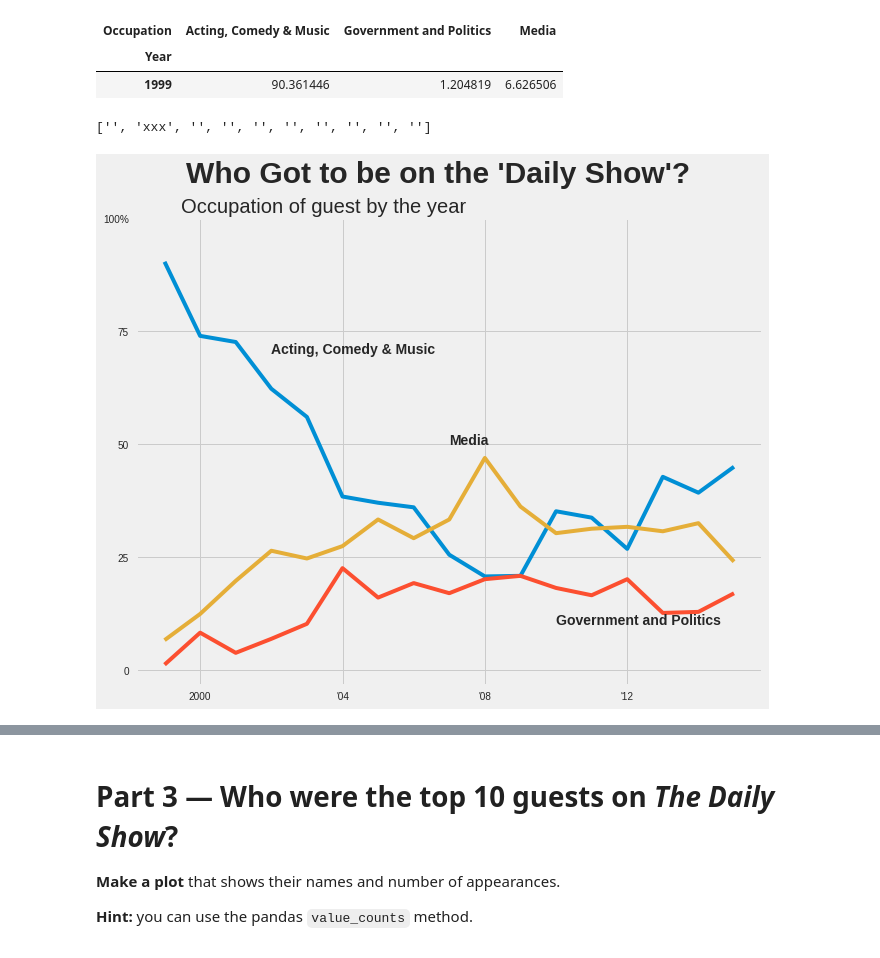
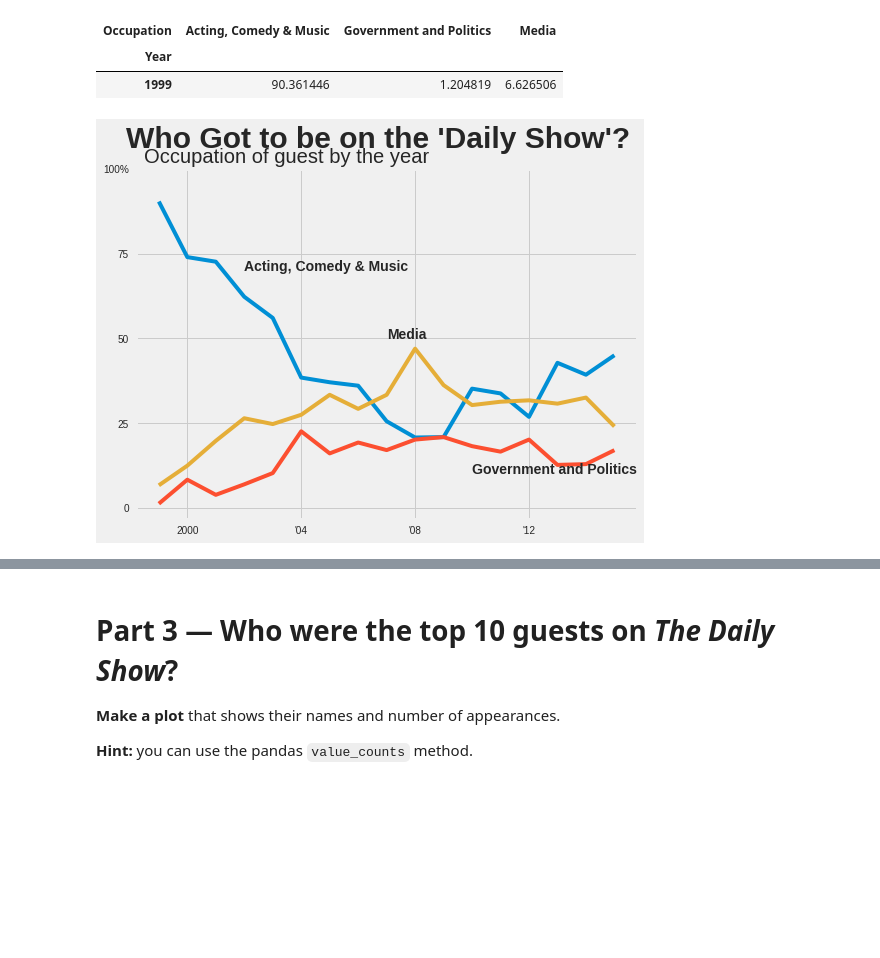
Before and after one commit to bloominstituteoftechnology/DS-Sprint-02-Storytelling-With-Data, a Jupyter notebook: DS_Unit_1_Sprint_Challenge_2.ipynb, the cells around one changed output, grey strips where cells are left out. Drawn from its saved outputs; the diff is of its cells as text; code cells hidden in the pictures; blank space fills up the shorter version.

```diff
--- a/DS_Unit_1_Sprint_Challenge_2.ipynb
+++ b/DS_Unit_1_Sprint_Challenge_2.ipynb
@@ -131,21 +131,14 @@ guest.head(1)
 | 1999 | 90.361446 | 1.204819 | 6.626506 |
 # %%
 
-
-'''fig = plt.figure(figsize= (10,8))
-ax = fig.add_subplot(111)
-ax.plot(guest)
-'''
-
-
-fig, ax = plt.subplots( figsize=(10,8))
+fig, ax = plt.subplots( figsize=(8,6))
 fig.suptitle("Who Got to be on the 'Daily Show'?",
              fontsize=30,
              fontweight='bold')
 
 ax.plot(guest)
 
-ax.set_title("Occupation of guest by the year", x=0.3 )
+ax.set_title("Occupation of guest by the year", x=0.3)
 
 ax.annotate(s="Acting, Comedy & Music", xytext=(2002, 70), xy=(2002,70),fontweight='bold')
 ax.annotate(s="Media", xytext=(2007, 50), xy=(2007,50),fontweight='bold')
@@ -156,41 +149,37 @@ ax.set(xlabel = '',
        yticks = range(0, 101, 25))
 
 
-ll = [item.get_text() for item in ax.get_xticklabels()]
-ll[1]="xxx"
-print(ll)
 
-import matplotlib.ticker as ticker
+'''import matplotlib.ticker as ticker
 import matplotlib as mpl
 
 xlabels = [ '2000',"\'04","\'08","\'12"]
 
 #@ticker.FuncFormatter
 
 def x_func(x, tick_number):
   if(x == 1999) :
     return xlabels[0]
   elif x == '2000.0' :
     return xlabels[1]
   elif x == '2004.0' :
     return xlabels[2]
   elif x == '2008.0' :
     return xlabels[3]
   else:
-    return xlabels[4]
+    return xlabels[4]'''
 
 #ax.xaxis.set_major_formatter(ticker.FuncFormatter(x_func))
 
 
 #ax.xaxis.set_major_formatter(mpl.ticker.FixedFormatter(xlabels))
 
 xl = [ 2000, 2004, 2008, 2012]
 plt.xticks(xl, xlabels)
 
 
 ylabels = ['0','25','50','75','100%']
 yl = [0, 25, 50, 75, 100]
 plt.yticks(yl, ylabels);
 # %% [output]
-['', 'xxx', '', '', '', '', '', '', '', '']
-[figure, old version]
+[figure, new version]
```
Also changed, not shown: parts of 2 cells of this notebook.
